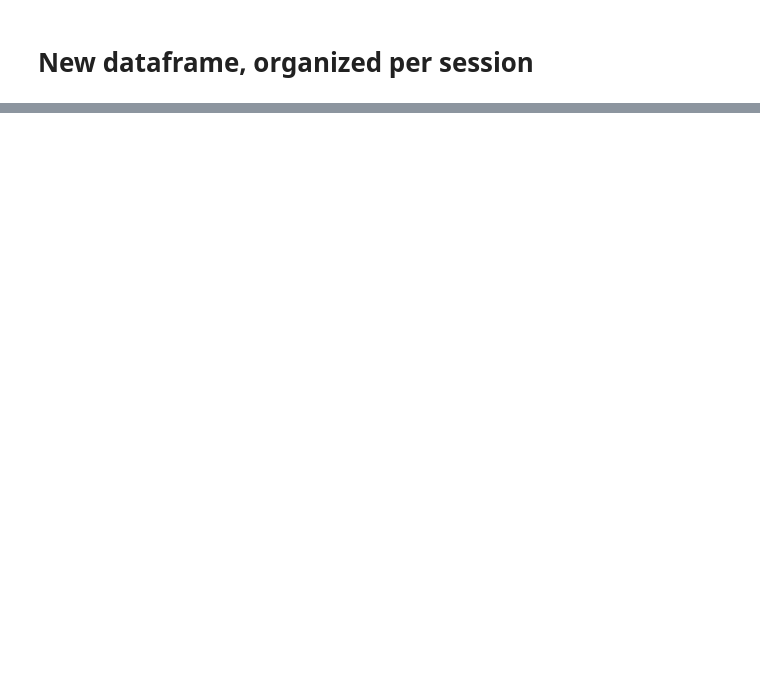
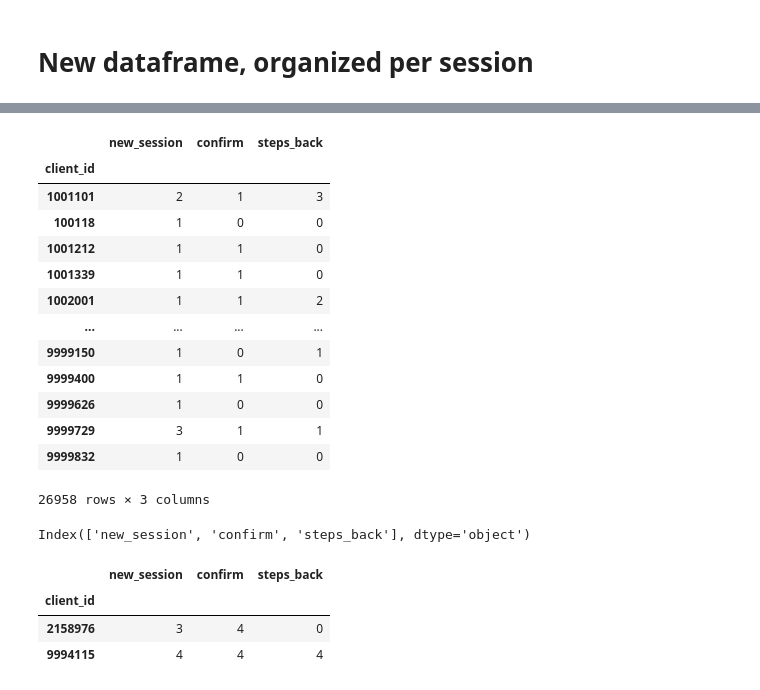
Before and after one commit to dimitsagk/AB_Testing_Analysis, a Jupyter notebook: notebooks/Project_2_02Cleaning+EDA.ipynb, the cells around one changed output, grey strips where cells are left out. Drawn from its saved outputs; the diff is of its cells as text; code cells hidden in the pictures; blank space fills up the shorter version.

```diff
--- a/notebooks/Project_2_02Cleaning+EDA.ipynb
+++ b/notebooks/Project_2_02Cleaning+EDA.ipynb
@@ -738,14 +808,14 @@ df_3['step_time'] = df_3['next_time'] - df_3['date_time']
 # %%
-# Cleaning up the wrong inputs more than 1000 days
-# I used instead of NaN, the date from 1970
-
-# Actually, I am going to filter out any step duration of more than 1h.
+# I am going to filter out any step duration of more than 1h.
 # I consider that any time above that is not spent on the step, but rather is because the process has been stoppes byt the user
+# In that way alsot he values will be filtered that were a result of subtraction with my placeholder datetime ('1970-01-01 00:00:00')
 # df_3.step_time.quantile(0.9) # ('0 days 00:03:57')
 
 threshold = datetime.timedelta(hours=1)
 
-df_3.loc[(df_3['step_time'] > threshold) | (df_3['step_time'] < - threshold), 'step_time'] = '0 days 00:00:00'
+df_test_sess.loc[(df_test_sess['step_time'] > threshold) | (df_test_sess['step_time'] < - threshold), 'step_time'] = '0 days 00:00:00'
+df_control_sess.loc[(df_control_sess['step_time'] > threshold) | (df_control_sess['step_time'] < - threshold), 'step_time'] = '0 days 00:00:00'
 # %%
 # Dropping some columns that I will not need further
-df_3.drop(columns=(['next_id','next_step','prev_time','diff_time']), inplace=True)
+df_test_sess.drop(columns=(['next_id','next_step','prev_time','diff_time']), inplace=True)
+df_control_sess.drop(columns=(['next_id','next_step','prev_time','diff_time']), inplace=True)
@@ -838,0 +866,38 @@ df_2.head(20)
+# %%
+# Dropping some columns that I will not need further
+df_test_sess.drop(columns=(['step','date_time','prev_id','prev_step']), inplace=True)
+df_control_sess.drop(columns=(['step','date_time','prev_id','prev_step']), inplace=True)
+# %%
+# Dropping the rows that have no value at new session, confirm, steps back
+df_test_sess = df_test_sess[~((df_test_sess['new_session']==0) & (df_test_sess['confirm']==0) & (df_test_sess['steps_back']==0))]
+df_control_sess = df_control_sess[~((df_control_sess['new_session']==0) & (df_control_sess['confirm']==0) & (df_control_sess['steps_back']==0))]
+# %%
+a = df_test_sess.groupby('client_id')[['new_session','confirm','steps_back']].sum()
+b = df_control_sess.groupby('client_id')[['new_session','confirm','steps_back']].sum()
+a
+# %% [output]
+|  | new_session | confirm | steps_back |
+| client_id |  |  |  |
+| 1001101 | 2 | 1 | 3 |
+| 100118 | 1 | 0 | 0 |
+| 1001212 | 1 | 1 | 0 |
+| 1001339 | 1 | 1 | 0 |
+| 1002001 | 1 | 1 | 2 |
+| ... | ... | ... | ... |
+| 9999150 | 1 | 0 | 1 |
+| 9999400 | 1 | 1 | 0 |
+| 9999626 | 1 | 0 | 0 |
+| 9999729 | 3 | 1 | 1 |
+| 9999832 | 1 | 0 | 0 |
+26958 rows × 3 columns
+# %%
+a.columns
+# %% [output]
+Index(['new_session', 'confirm', 'steps_back'], dtype='object')
+# %%
+a[a.confirm == 4]
+# %% [output]
+|  | new_session | confirm | steps_back |
+| client_id |  |  |  |
+| 2158976 | 3 | 4 | 0 |
+| 9994115 | 4 | 4 | 4 |
```
Also changed, not shown: parts of 41 cells of this notebook.
